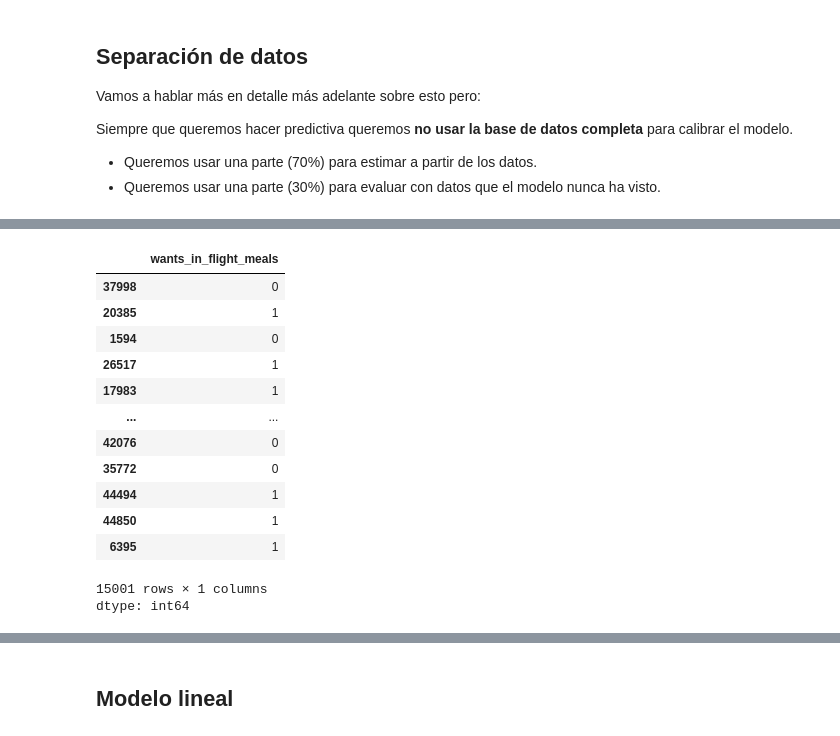
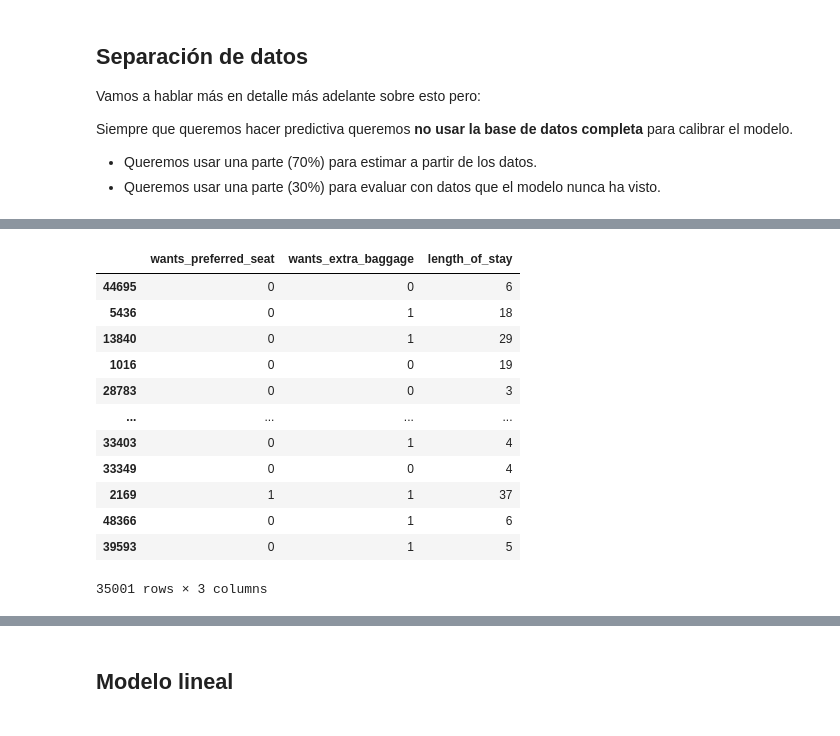
Before and after one commit to jazaineam1/Andes_ADDBD, a Jupyter notebook: Sesion13/Clase_13_Regresión_Logística_y_metricas_VERSION2.ipynb, the cells around one changed output, grey strips where cells are left out. Cells and saved outputs as stored; diff of their text form; code cells hidden in the pictures.

```diff
--- a/Sesion13/Clase_13_Regresión_Logística_y_metricas_VERSION2.ipynb
+++ b/Sesion13/Clase_13_Regresión_Logística_y_metricas_VERSION2.ipynb
@@ -176,17 +183,16 @@ X_test
-# %%
-y_test
-# %% [output]
-|  | wants_in_flight_meals |
-| 37998 | 0 |
-| 20385 | 1 |
-| 1594 | 0 |
-| 26517 | 1 |
-| 17983 | 1 |
-| ... | ... |
-| 42076 | 0 |
-| 35772 | 0 |
-| 44494 | 1 |
-| 44850 | 1 |
-| 6395 | 1 |
-15001 rows × 1 columns
-dtype: int64
+# %%
+X_train
+# %% [output]
+|  | wants_preferred_seat | wants_extra_baggage | length_of_stay |
+| 44695 | 0 | 0 | 6 |
+| 5436 | 0 | 1 | 18 |
+| 13840 | 0 | 1 | 29 |
+| 1016 | 0 | 0 | 19 |
+| 28783 | 0 | 0 | 3 |
+| ... | ... | ... | ... |
+| 33403 | 0 | 1 | 4 |
+| 33349 | 0 | 0 | 4 |
+| 2169 | 1 | 1 | 37 |
+| 48366 | 0 | 1 | 6 |
+| 39593 | 0 | 1 | 5 |
+35001 rows × 3 columns
```
Also changed, not shown: parts of 15 cells of this notebook.
